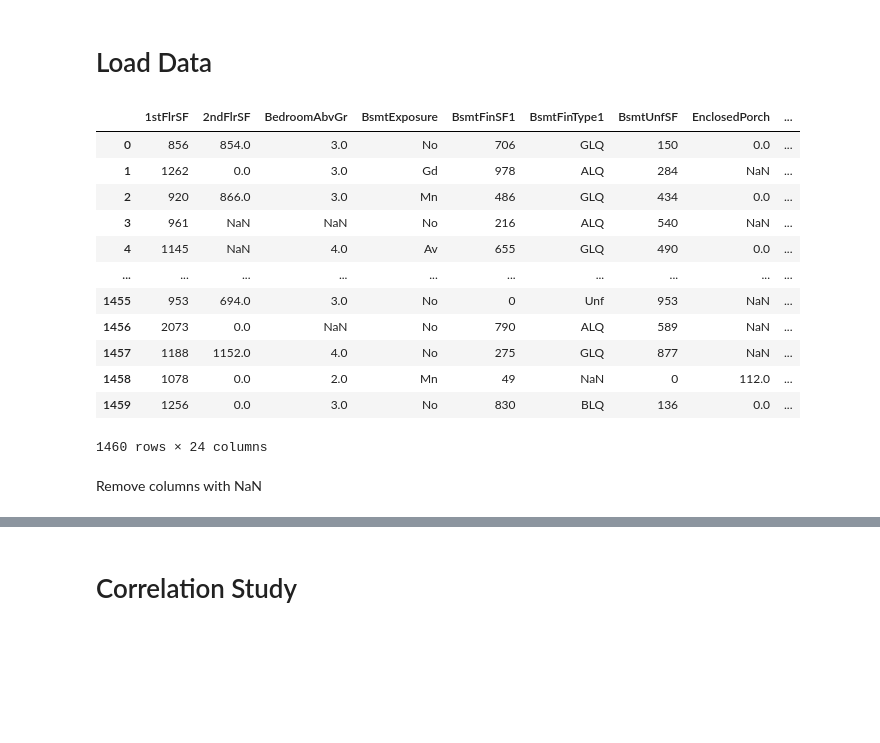
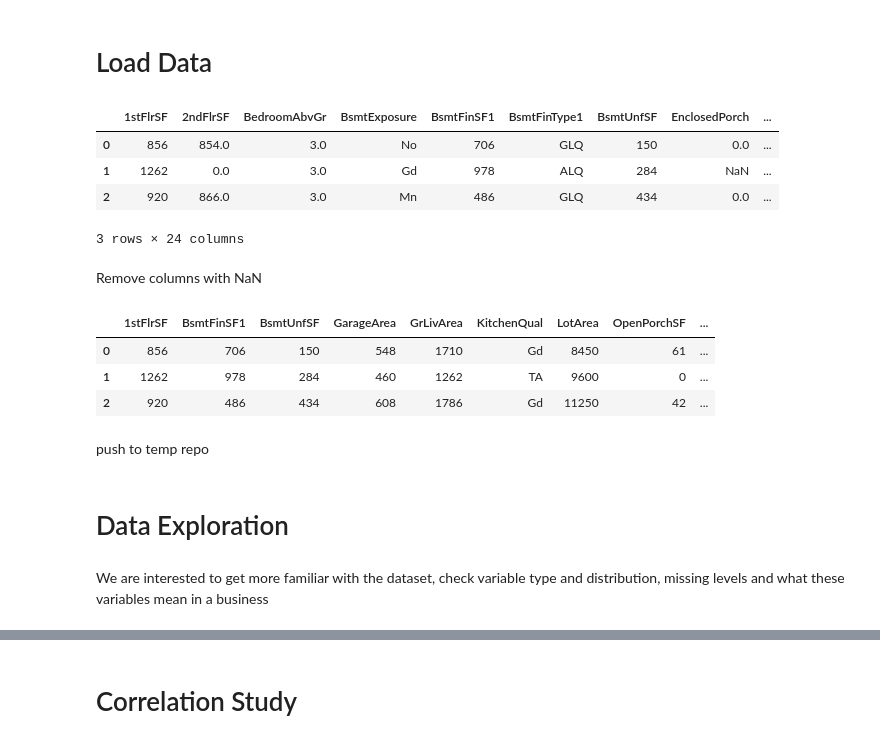
Before and after one commit to JohnStuartPhil/p5test, a Jupyter notebook: jupyter_notebooks/02 - Study.ipynb, the cells around one changed output, grey strips where cells are left out. Saved outputs shown, nothing was run; the diff lists cells and outputs as text; code cells hidden in the pictures; blank space fills up the shorter version.

```diff
--- a/jupyter_notebooks/02 - Study.ipynb
+++ b/jupyter_notebooks/02 - Study.ipynb
@@ -33,28 +33,28 @@ current_dir
 ---
 # %% [markdown]
 # Load Data
-# %%
-import pandas as pd
-df = (pd.read_csv("outputs/datasets/collection/HousePriceRecords.csv"))
-df.head(1641)
-# %% [output]
-|  | 1stFlrSF | 2ndFlrSF | BedroomAbvGr | BsmtExposure | BsmtFinSF1 | BsmtFinType1 | BsmtUnfSF | EnclosedPorch | ... |
-| 0 | 856 | 854.0 | 3.0 | No | 706 | GLQ | 150 | 0.0 | ... |
-| 1 | 1262 | 0.0 | 3.0 | Gd | 978 | ALQ | 284 | NaN | ... |
-| 2 | 920 | 866.0 | 3.0 | Mn | 486 | GLQ | 434 | 0.0 | ... |
-| 3 | 961 | NaN | NaN | No | 216 | ALQ | 540 | NaN | ... |
-| 4 | 1145 | NaN | 4.0 | Av | 655 | GLQ | 490 | 0.0 | ... |
-| ... | ... | ... | ... | ... | ... | ... | ... | ... | ... |
-| 1455 | 953 | 694.0 | 3.0 | No | 0 | Unf | 953 | NaN | ... |
-| 1456 | 2073 | 0.0 | NaN | No | 790 | ALQ | 589 | NaN | ... |
-| 1457 | 1188 | 1152.0 | 4.0 | No | 275 | GLQ | 877 | NaN | ... |
-| 1458 | 1078 | 0.0 | 2.0 | Mn | 49 | NaN | 0 | 112.0 | ... |
-| 1459 | 1256 | 0.0 | 3.0 | No | 830 | BLQ | 136 | 0.0 | ... |
-1460 rows × 24 columns
+# %%
+import pandas as pd
+df = (pd.read_csv("outputs/datasets/collection/HousePriceRecords.csv"))
+df.head(3)
+# %% [output]
+|  | 1stFlrSF | 2ndFlrSF | BedroomAbvGr | BsmtExposure | BsmtFinSF1 | BsmtFinType1 | BsmtUnfSF | EnclosedPorch | ... |
+| 0 | 856 | 854.0 | 3.0 | No | 706 | GLQ | 150 | 0.0 | ... |
+| 1 | 1262 | 0.0 | 3.0 | Gd | 978 | ALQ | 284 | NaN | ... |
+| 2 | 920 | 866.0 | 3.0 | Mn | 486 | GLQ | 434 | 0.0 | ... |
+3 rows × 24 columns
 # %% [markdown]
 Remove columns with NaN
 # %%
-#mport pandas as pd
-#df = (pd.read_csv("outputs/datasets/collection/HousePriceRecords.csv")
- #   .drop(['2ndFlrSF', 'BedroomAbvGr', 'BsmtExposure', 'BsmtFinType1', 'EnclosedPorch','GarageFinish', 'GarageYrBlt', 'LotFrontage', 'MasVnrArea', 'WoodDeckSF', 'KitchenQual'], axis=1)
-#df.head(1641)
+import pandas as pd
+df = (pd.read_csv("outputs/datasets/collection/HousePriceRecords.csv")
+    .drop(['EnclosedPorch', 'WoodDeckSF', 'LotFrontage', 'GarageFinish', 'BsmtFinType1', 'BedroomAbvGr', '2ndFlrSF', 'GarageYrBlt', 'BsmtExposure', 'MasVnrArea'], axis=1)
+    )
+df.head(3)
+# %% [output]
+|  | 1stFlrSF | BsmtFinSF1 | BsmtUnfSF | GarageArea | GrLivArea | KitchenQual | LotArea | OpenPorchSF | ... |
+| 0 | 856 | 706 | 150 | 548 | 1710 | Gd | 8450 | 61 | ... |
+| 1 | 1262 | 978 | 284 | 460 | 1262 | TA | 9600 | 0 | ... |
+| 2 | 920 | 486 | 434 | 608 | 1786 | Gd | 11250 | 42 | ... |
+# %% [markdown]
+push to temp repo
@@ -60,0 +69,4 @@ Remove columns with NaN
+# %% [markdown]
+# Data Exploration
+# %% [markdown]
+We are interested to get more familiar with the dataset, check variable type and distribution, missing levels and what these variables mean in a business
```
Also changed, not shown: parts of 6 cells of this notebook, 5 other files.
